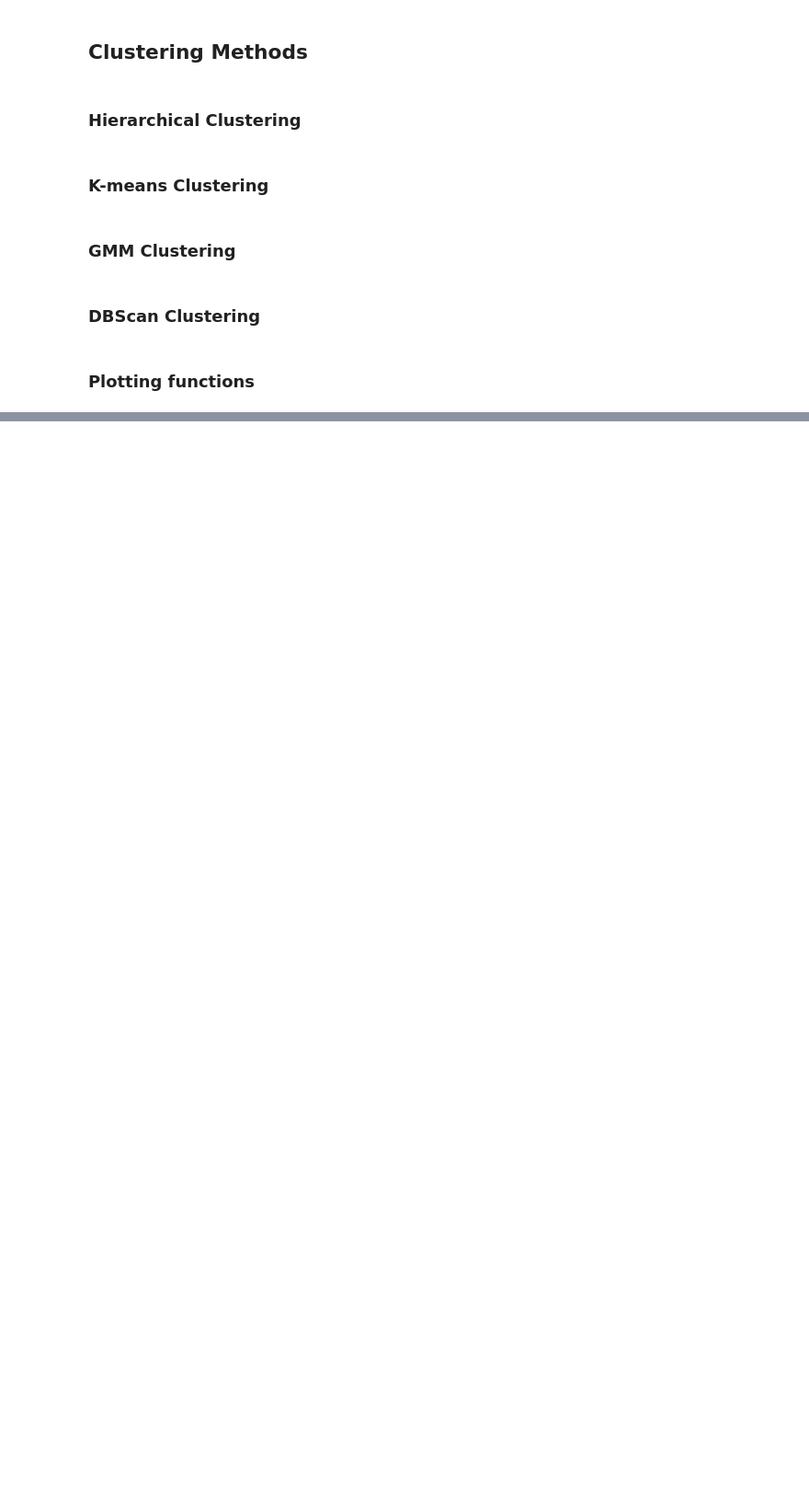
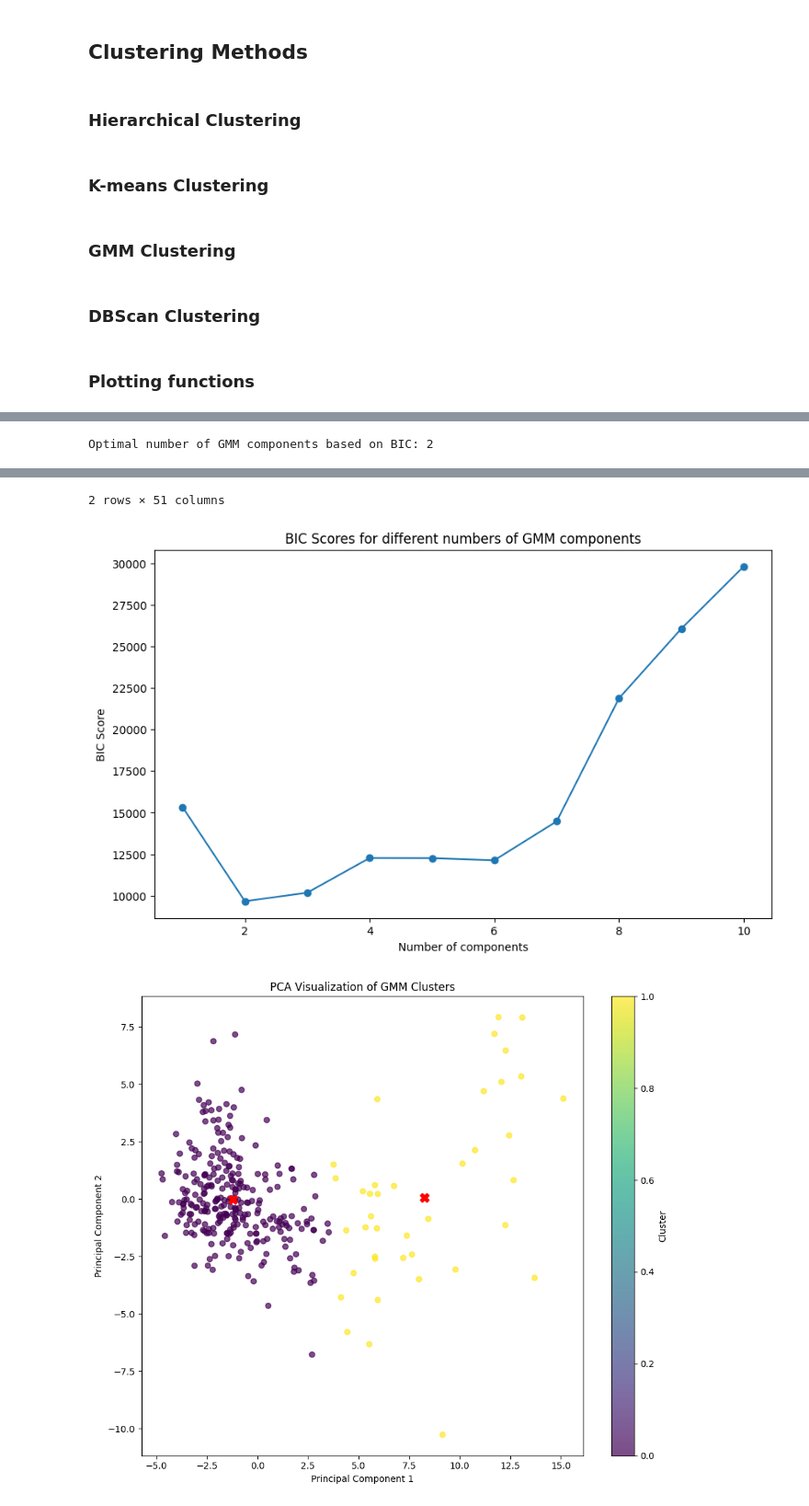
Before and after one commit to AntonWangDTU/case_2, a Jupyter notebook: src_alex/case_2_clustering.ipynb, the cells around one changed output, grey strips where cells are left out. Shown at 92% size. Drawn from its saved outputs; the diff is of its cells as text; code cells hidden in the pictures; blank space fills up the shorter version.

```diff
--- a/src_alex/case_2_clustering.ipynb
+++ b/src_alex/case_2_clustering.ipynb
@@ -259,0 +301,6 @@ def analyze_clusters(df, labels, feature_cols):
+# %%
+gmm_labels, gmm_centers, optimal_components = apply_gmm_clustering(X_scaled, max_components=10)
+visualize_clusters_2d(X_scaled, gmm_labels, centers=gmm_centers, method_name="GMM")
+analyze_clusters(data_pd, gmm_labels, numeric_columns)
+# %% [output]
+Optimal number of GMM components based on BIC: 2
@@ -259,0 +311,3 @@ def analyze_clusters(df, labels, feature_cols):
+2 rows × 51 columns
+[figure, added]
+[figure, added]
```
Also changed, not shown: parts of 13 cells of this notebook.
